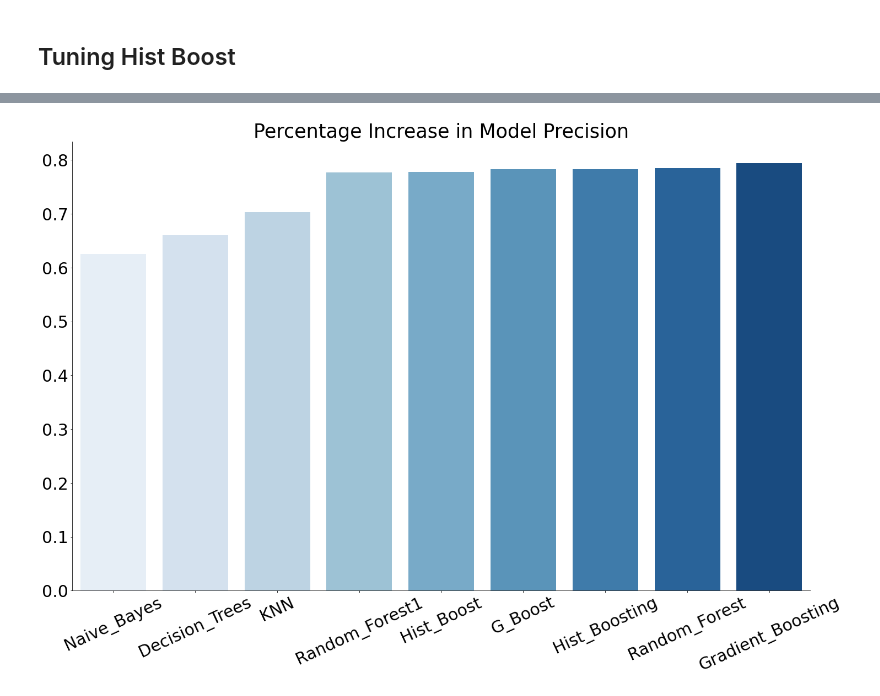
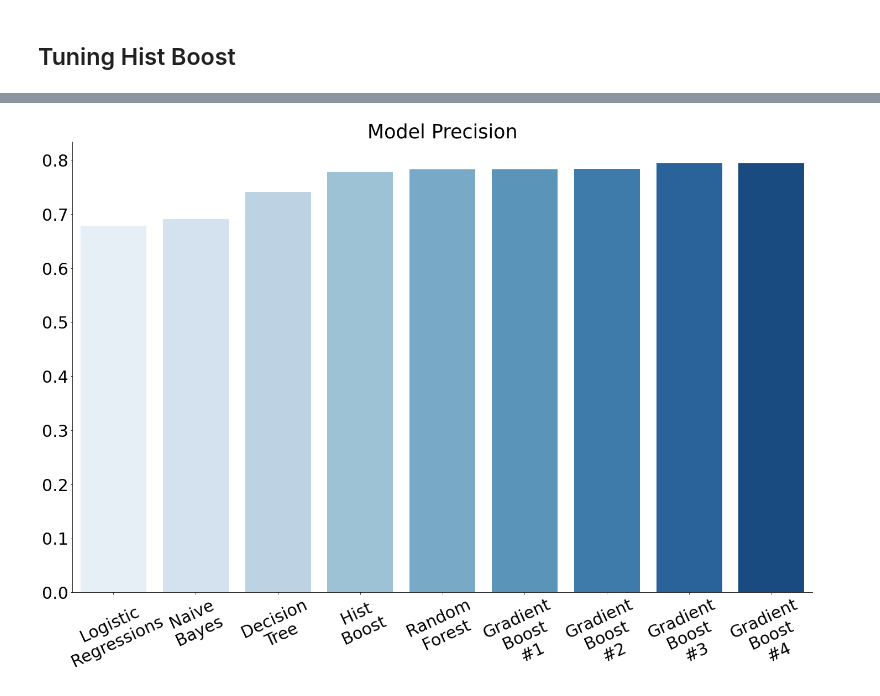
Before and after one commit to moscatena/Seasonal-Flu-Vaccine-Prediction, a Jupyter notebook: Vac_pred_pipelines.ipynb, the cells around one changed output, grey strips where cells are left out. Cells and saved outputs as stored; diff of their text form; code cells hidden in the pictures.

```diff
--- a/Vac_pred_pipelines.ipynb
+++ b/Vac_pred_pipelines.ipynb
@@ -790,0 +890,3 @@ precision_k
+# %%
+accuracy_v_tuned = [v for v in accuracy_dict_tuned.values()]
+accuracy_v_tuned
@@ -804,14 +945,16 @@ precision_k_tuned
 # %%
-precision = [precision_v[1], precision_v[2], precision_v[3], precision_v[4], precision_v[6], precision_v[5], precision_v_tuned[3], precision_v_tuned[1], precision_v_tuned[2]]
-names = [precision_k[1], precision_k[2], precision_k[3], precision_k[4]+'_1', precision_k[6], precision_k[5], precision_k_tuned[3], precision_k_tuned[1], precision_k_tuned[2]]
+precision = [precision_dict['Baseline'], precision_v_tuned[0], precision_v_tuned[1], precision_v_tuned[9], precision_v_tuned[2], precision_v_tuned[3], precision_v_tuned[4], precision_v_tuned[5], precision_v_tuned[6]]#, precision_v_tuned[7]]
+names = ['Logistic\nRegressions', 'Naive\nBayes', 'Decision\nTree', 'Hist\nBoost', 'Random\nForest', 'Gradient\nBoost\n#1', 'Gradient\nBoost\n#2', 'Gradient\nBoost\n#3', 'Gradient\nBoost\n#4']#, 'Gradient\nBoost\n#5']
+accuracy = [accuracy_v_tuned[0], accuracy_v_tuned[1], accuracy_v_tuned[9], accuracy_v_tuned[2], accuracy_v_tuned[3], accuracy_v_tuned[4], accuracy_v_tuned[5], accuracy_v_tuned[6]]#, accuracy_v_tuned[7]]
 
 fig, ax = plt.subplots(figsize=(24, 15))
 x_label = names
 ax = sns.barplot(x_label, precision, palette="Blues")
+# sns.barplot(x_label, accuracy, palette="mako", ax=ax)
 plt.xticks(rotation=25, size=30)
 plt.yticks(size=30)
 sns.despine()
-ax.set_title('Percentage Increase in Model Precision', fontsize=35)
+ax.set_title('Model Precision', fontsize=35)
 # plt.savefig('Skyler_graph', bbox_inches='tight');
 # %% [output]
-[figure, old version]
+[figure, new version]
```
Also changed, not shown: parts of 44 cells of this notebook.
